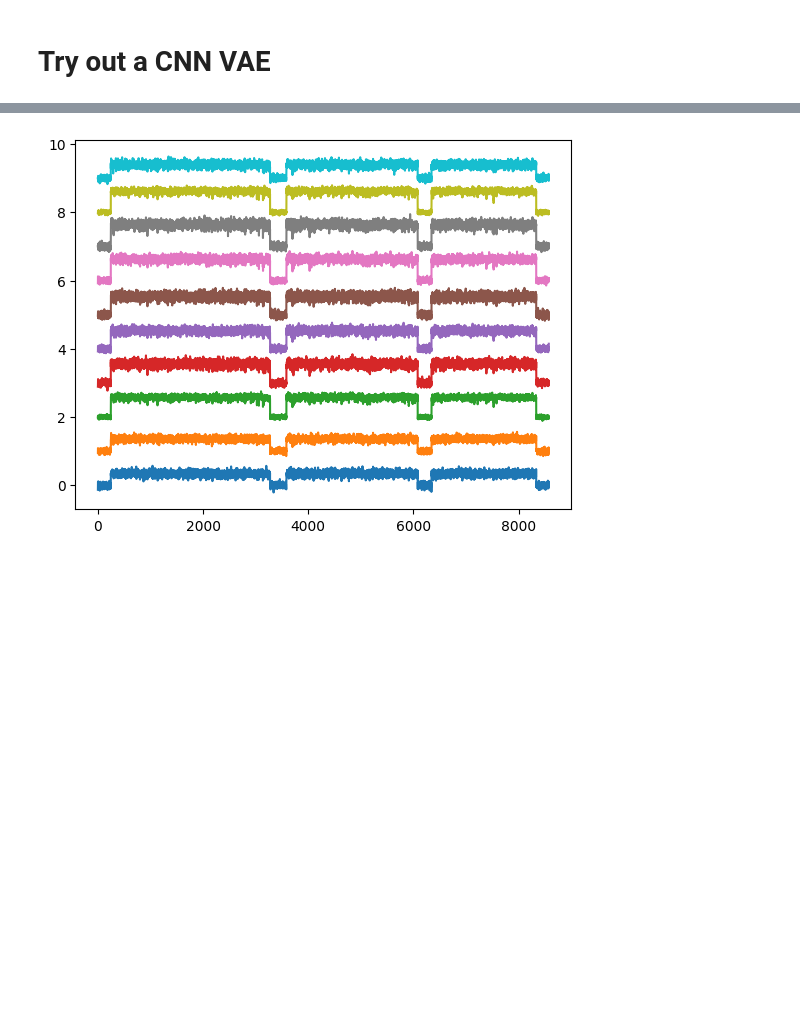
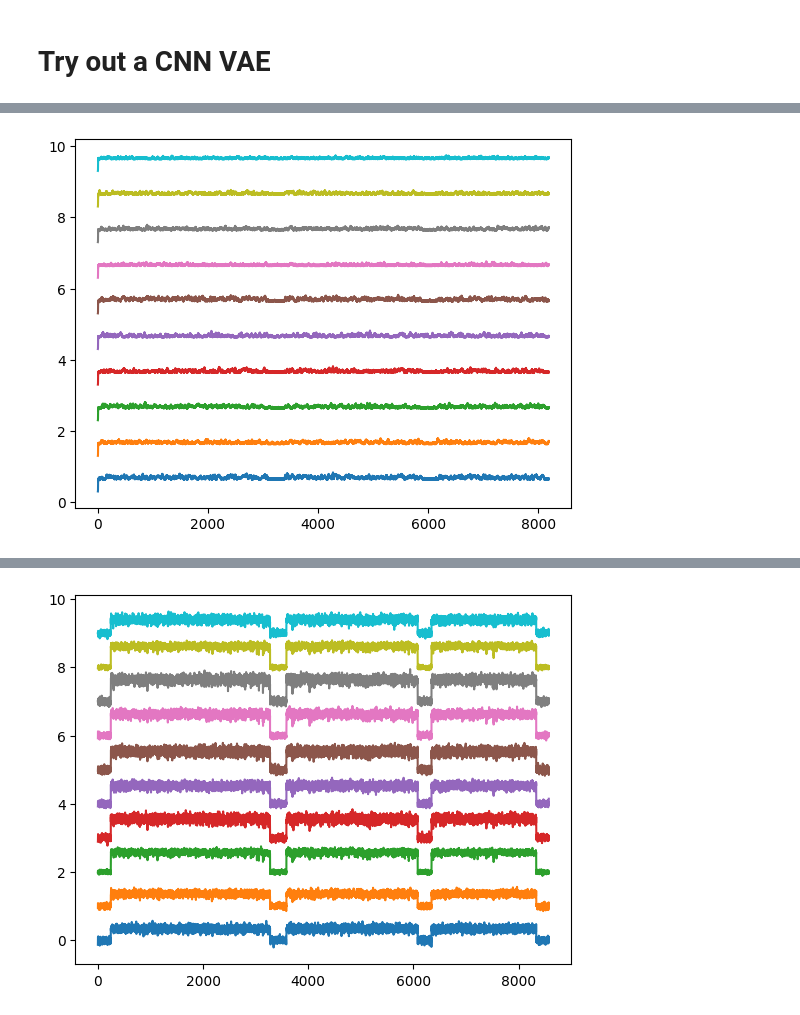
Before and after one commit to tjens150/ML_practice, a Jupyter notebook: VAE.ipynb, the cells around one changed output, grey strips where cells are left out. Cells and saved outputs as stored; diff of their text form; code cells hidden in the pictures; blank space fills up the shorter version.

```diff
--- a/VAE.ipynb
+++ b/VAE.ipynb
@@ -459,8 +453,7 @@ Model: "functional_6"
 filters=[40,20,10,1]
 strides=[2,2,2,2]
 kernel_sizes=[3,3,3,3]
-mfeatev=mfeat - (mfeat % 2)
-dense_size=int(mfeatev/2**len(filters))
+dense_size=int(mfeat/2**len(filters))
 decoder_inputs = tf.keras.layers.Input(shape=[codings_size])
 x = tf.keras.layers.Dense(dense_size, activation="relu")(decoder_inputs)
 x = tf.keras.layers.Reshape((dense_size,1))(x)
@@ -520,3 +518,10 @@ CNN_model.compile(loss=tf.keras.losses.MeanSquaredError(),
+# %%
+testcode=tf.random.normal(shape=[10,codings_size])
+gen_spec=variational_decoder(testcode).numpy()
+for i in range(10):
+    plt.plot(gen_spec[i,:] + i)
+# %% [output]
+[figure, added]
 # %%
 model.predict(gen_spec)
 # %% [output]
```
Also changed, not shown: parts of 16 cells of this notebook.
